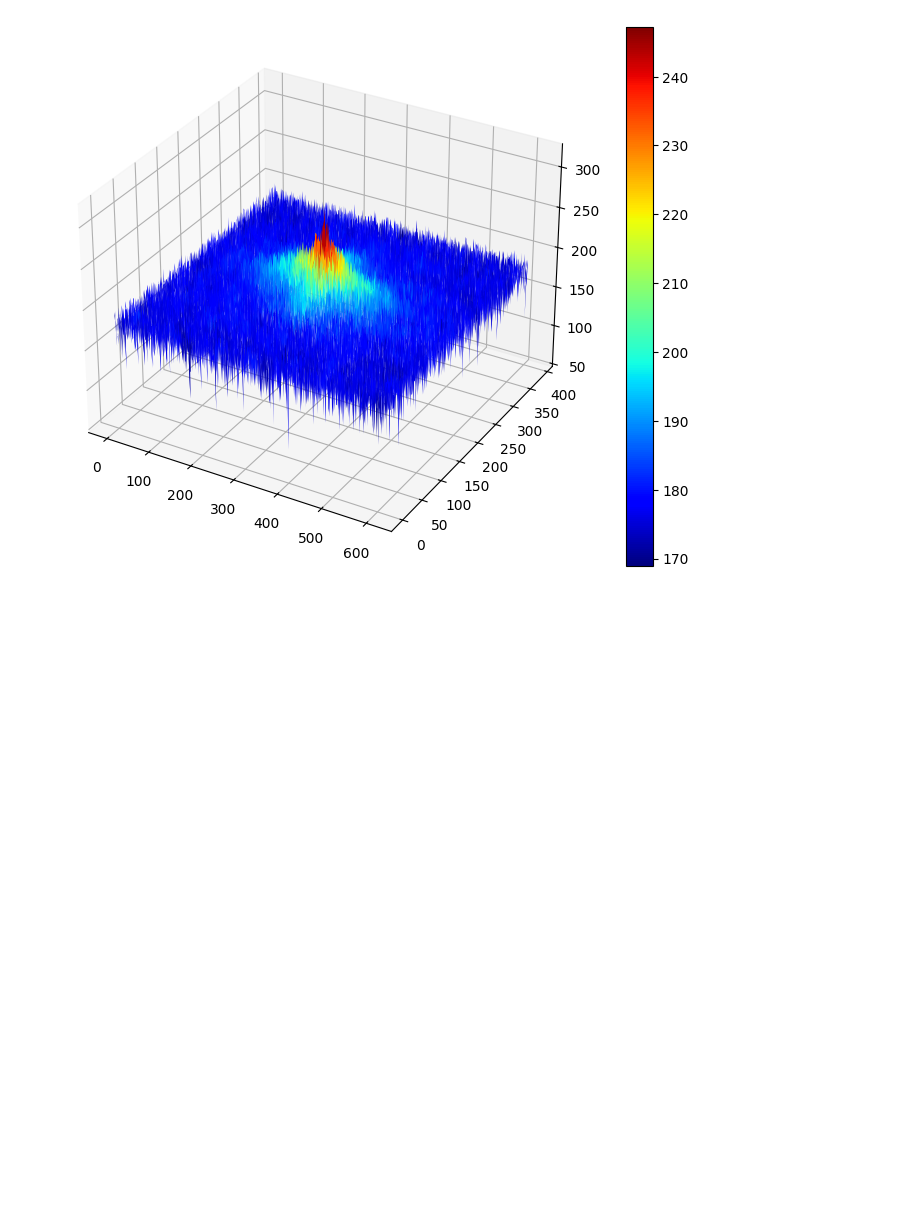
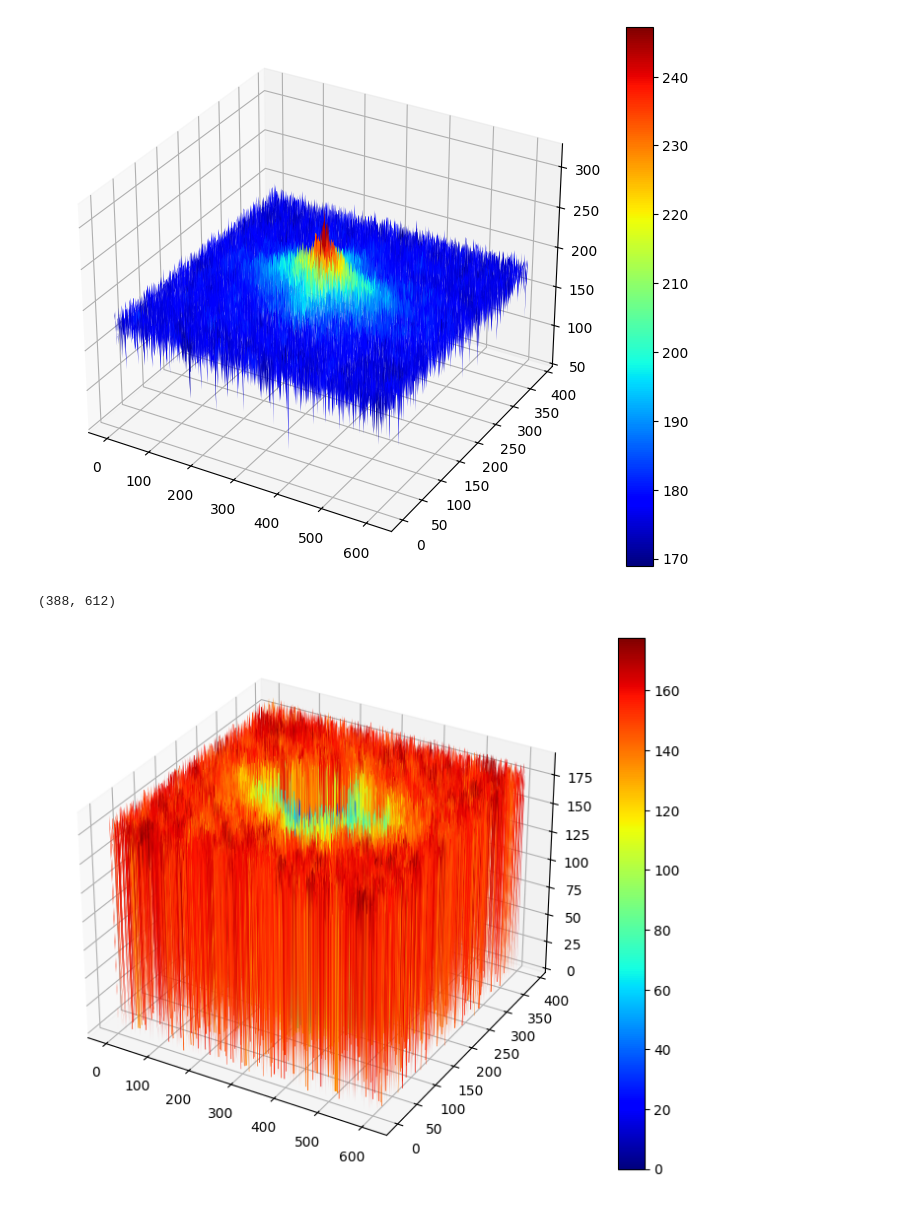
Before and after one commit to gonzagrau/PAIByB, a Jupyter notebook: GUIA1/QTlukiNB.ipynb, the cells around one changed output. Drawn from its saved outputs; the diff is of its cells as text; code cells hidden in the pictures; blank space fills up the shorter version.

```diff
--- a/GUIA1/QTlukiNB.ipynb
+++ b/GUIA1/QTlukiNB.ipynb
@@ -152,3 +152,18 @@ fig.colorbar(surf)
 plt.show()
 # %% [output]
 [figure]
+# %%
+Z_new = Z
+
+Z_new[Z_new > 190] = 0
+
+print(np.shape(Z_new))
+# %% [output]
+(388, 612)
+# %%
+ax = plt.figure(figsize=(10,7)).add_subplot(projection='3d')
+surf = ax.plot_surface(X, Y, Z_new, cmap="jet")
+fig.colorbar(surf)
+plt.show()
+# %% [output]
+[figure, added]
```
Also changed, not shown: parts of 3 cells of this notebook.
